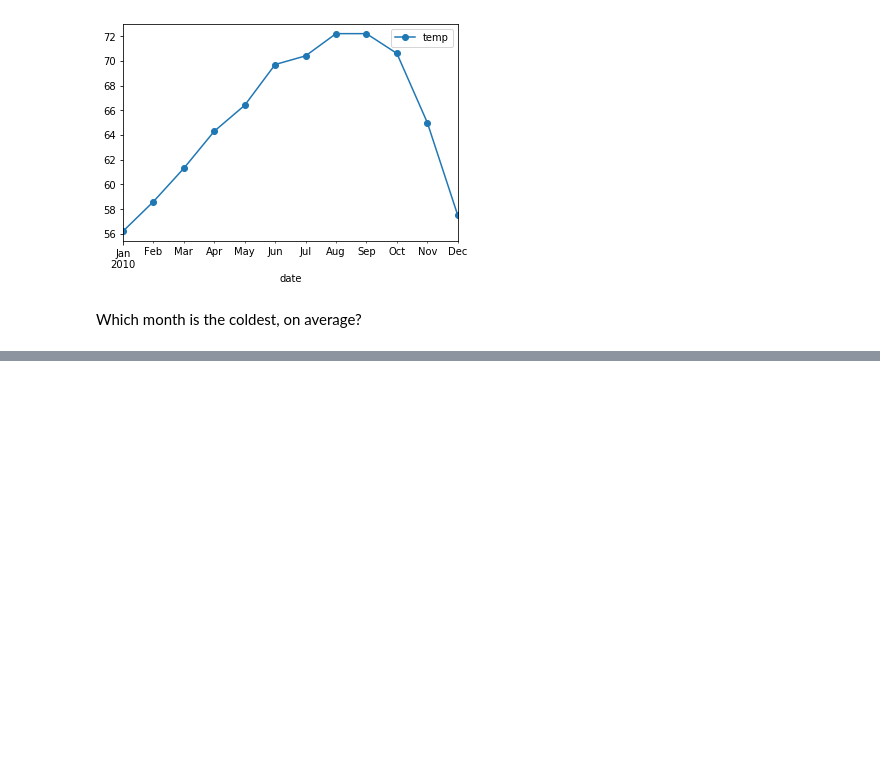
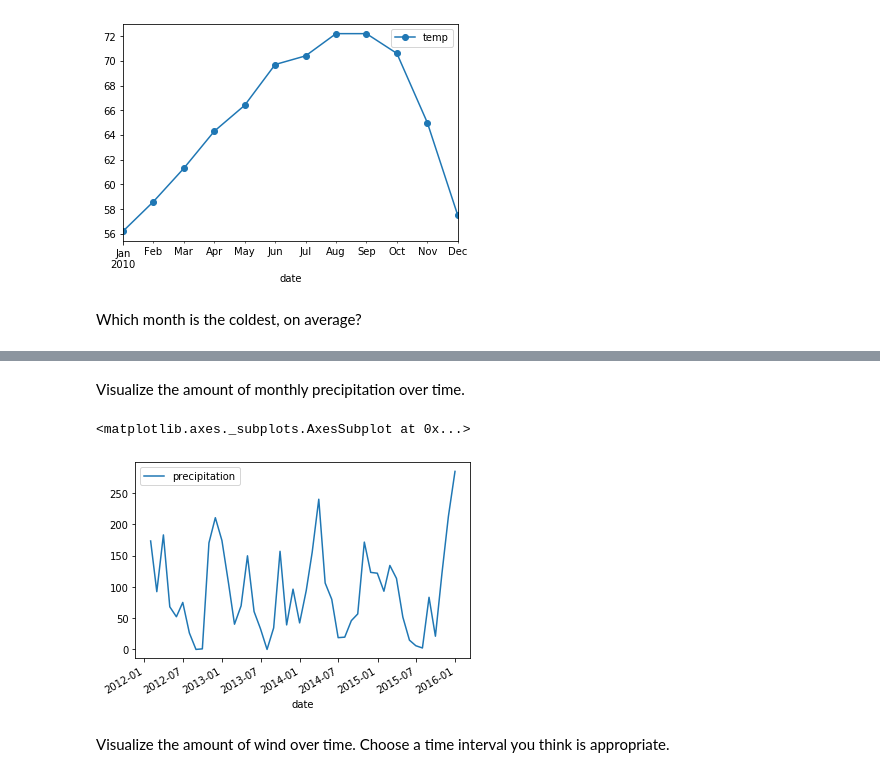
Before and after one commit to matt-c-knight/time-series-exercises, a Jupyter notebook: time-series-manipulation.ipynb, the cells around one changed output, grey strips where cells are left out. Saved outputs shown, nothing was run; the diff lists cells and outputs as text; code cells hidden in the pictures; blank space fills up the shorter version.

```diff
--- a/time-series-manipulation.ipynb
+++ b/time-series-manipulation.ipynb
@@ -112,0 +239,4 @@ TypeError: sort_values() missing 1 required positional argument: 'by'
+# %%
+new_df = df.copy()
+# %%
+newer_df = new_df[['date', 'precipitation']]
@@ -112,0 +256,2 @@ TypeError: sort_values() missing 1 required positional argument: 'by'
+# %%
+newer_df = newer_df.set_index('date').sort_index()
@@ -112,0 +291,11 @@ TypeError: sort_values() missing 1 required positional argument: 'by'
+# %%
+newer_df = newer_df.resample('M').sum().sort_values(by='precipitation', ascending=False)
+# %% [markdown]
+Visualize the amount of monthly precipitation over time.
+# %%
+newer_df.plot()
+# %% [output]
+<matplotlib.axes._subplots.AxesSubplot at 0x...>
+[figure, added]
+# %% [markdown]
+Visualize the amount of wind over time. Choose a time interval you think is appropriate.
```
Also changed, not shown: parts of 46 cells of this notebook, 2 other files.
